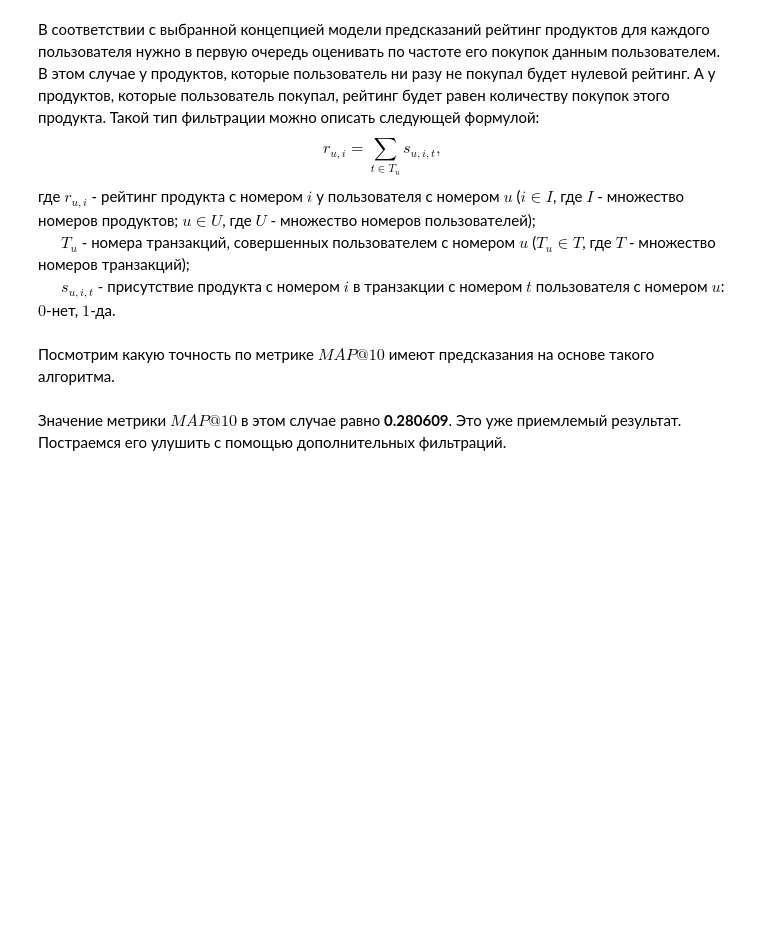
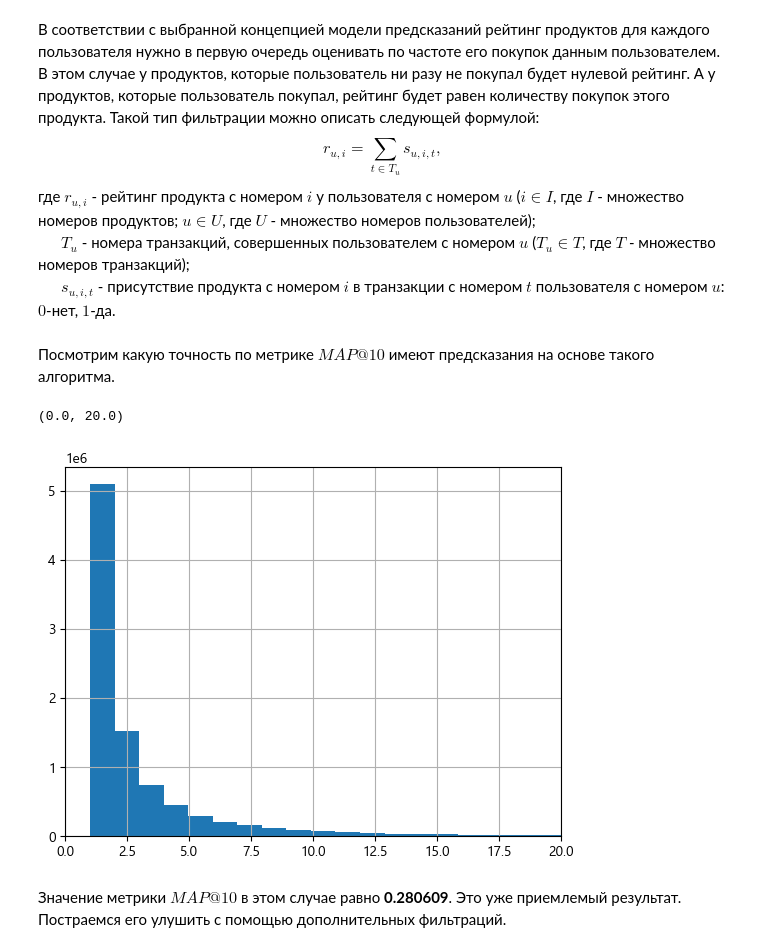
Before and after one commit to alexeysher/skillbox-recommender-system, a Jupyter notebook: skillbox_recommender.ipynb, the cells around one changed output. Cells and saved outputs as stored; diff of their text form; code cells hidden in the pictures; blank space fills up the shorter version.

```diff
--- a/skillbox_recommender.ipynb
+++ b/skillbox_recommender.ipynb
@@ -274,8 +271,16 @@ $$r_{u,i}=\sum_{t \in T_u}s_{u,i,t},$$
 # %% [markdown]
 Посмотрим какую точность по метрике $MAP@10$ имеют предсказания на основе такого алгоритма.
 # %%
-frequency_map_10 = f.get_prediction_precision(
-    true=last_products, prediction=f.get_prediction(f.get_ratings(f.get_weights(prior_transactions))))
+frequency_weights = f.get_weights(prior_transactions)
+frequency_ratings = f.get_ratings(frequency_weights)
+frequency_prediction = f.get_prediction(frequency_ratings)
+frequency_map_10 = f.get_prediction_precision(true=last_products, prediction=frequency_prediction)
+# %%
+ax = frequency_ratings['rating'].hist(bins=frequency_ratings['rating'].max())
+ax.set_xlim(0, 20)
+# %% [output]
+(0.0, 20.0)
+[figure, added]
 # %%
 md(f'Значение метрики $MAP@10$ в этом случае равно **{frequency_map_10:.6f}**. '
    f'Это уже приемлемый результат. Постраемся его улушить с помощью дополнительных фильтраций.')
```
Also changed, not shown: parts of 33 cells of this notebook.
